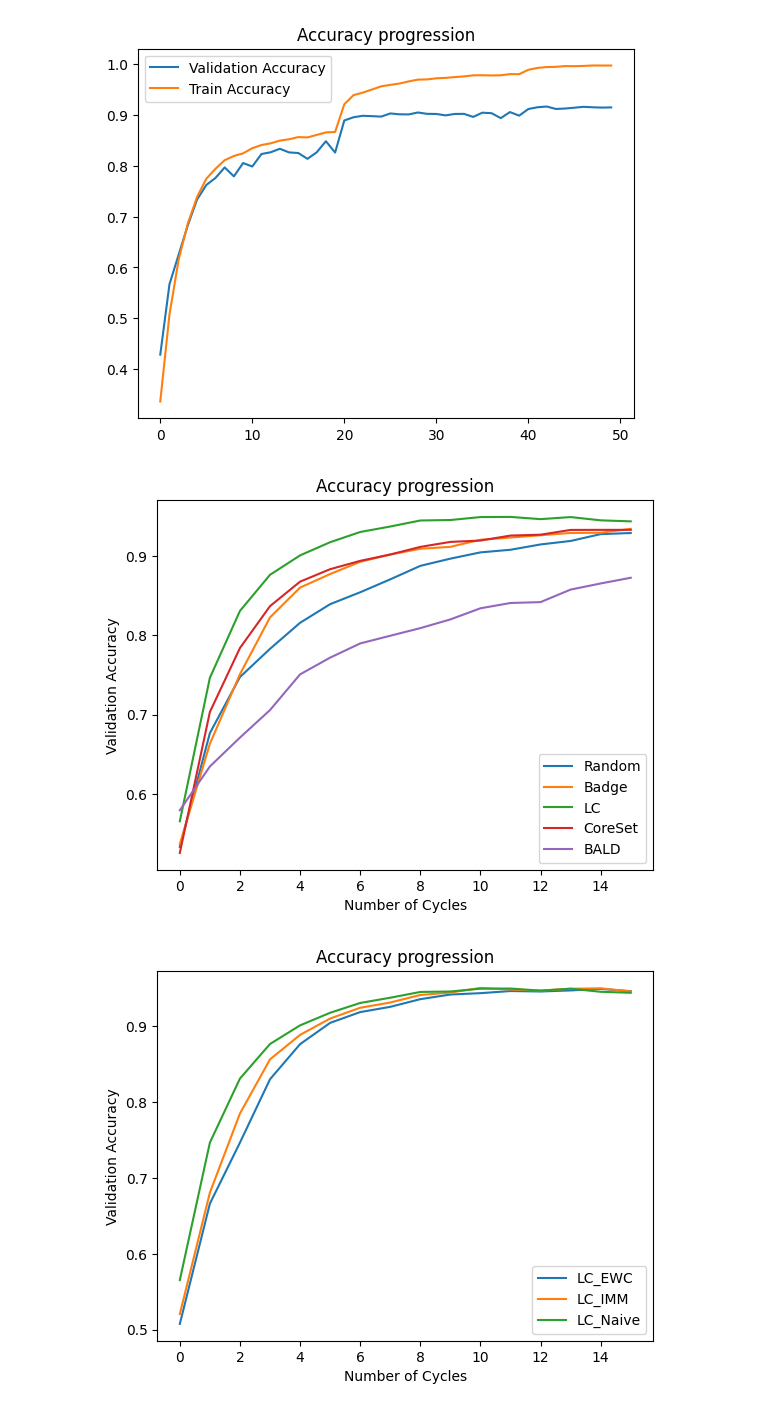
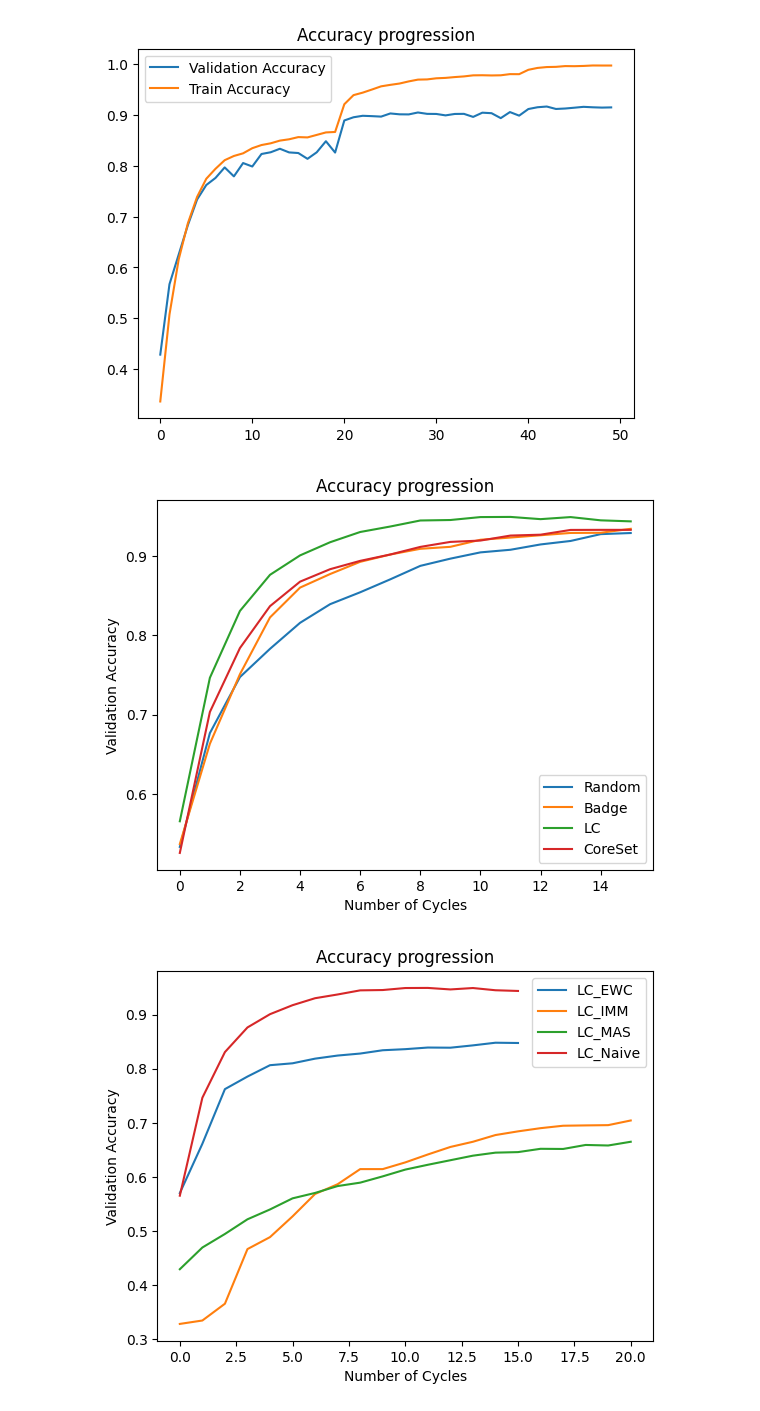
Before and after one commit to FelixMoeller3/calms, a Jupyter notebook: src/evaluation/eval_model_stealing.ipynb, the cells around one changed output. Cells and saved outputs as stored; diff of their text form; code cells hidden in the pictures.

```diff
--- a/src/evaluation/eval_model_stealing.ipynb
+++ b/src/evaluation/eval_model_stealing.ipynb
@@ -307,38 +307,44 @@ Random = [0.5331, 0.6766, 0.7472, 0.7828, 0.8156, 0.8391, 0.8541, 0.8704, 0.8874
 Badge = [0.5367, 0.6631, 0.7508, 0.8224, 0.86, 0.8771, 0.8925, 0.9017, 0.9089, 0.9114, 0.9203, 0.9231, 0.926, 0.9289, 0.9291, 0.9341]
 Lc = [0.5654, 0.7463, 0.8306, 0.8761, 0.9006, 0.9172, 0.9301, 0.937, 0.9446, 0.9452, 0.9489, 0.9491, 0.9463, 0.9489, 0.9448, 0.9435]
 CoreSet = [0.5255, 0.7032, 0.7838, 0.8366, 0.8675, 0.8832, 0.8937, 0.9017, 0.9113, 0.9176, 0.9193, 0.9256, 0.9267, 0.9327, 0.9328, 0.9328]
-Bald = [0.5793, 0.6345, 0.6709, 0.7056, 0.7506, 0.7717, 0.7896, 0.7993, 0.8089, 0.8199, 0.8339, 0.8406, 0.8417, 0.8575, 0.8652, 0.8724]
+#Bald = [0.5793, 0.6345, 0.6709, 0.7056, 0.7506, 0.7717, 0.7896, 0.7993, 0.8089, 0.8199, 0.8339, 0.8406, 0.8417, 0.8575, 0.8652, 0.8724]
 plt.plot(Random,label="Random")
 plt.plot(Badge,label="Badge")
 plt.plot(Lc,label="LC")
 plt.plot(CoreSet,label="CoreSet")
-plt.plot(Bald,label="BALD")
+#plt.plot(Bald,label="BALD")
 plt.legend()
 plt.title("Accuracy progression")
 plt.xlabel("Number of Cycles")
 plt.ylabel("Validation Accuracy")
 plt.show()
 # %% [output]
-[figure, old version]
+[figure, new version]
 # %%
 # Continual active learning results
-Lc_EWC =  [0.5077, 0.666, 0.7463, 0.8297, 0.8759, 0.9039, 0.9181, 0.925, 0.9351, 0.9412, 0.943, 0.9458, 0.9452, 0.9466, 0.9486, 0.9456]
+#Lc_EWC =  [0.5077, 0.666, 0.7463, 0.8297, 0.8759, 0.9039, 0.9181, 0.925, 0.9351, 0.9412, 0.943, 0.9458, 0.9452, 0.9466, 0.9486, 0.9456]
+Lc_EWC = [0.5702, 0.6613, 0.7622, 0.7854, 0.8064, 0.8099, 0.8185, 0.8242, 0.8279, 0.834, 0.836, 0.839, 0.8387, 0.843, 0.8479, 0.8474]
 Random_MAS = [0.604, 0.1, 0.1, 0.1, 0.1, 0.1, 0.1, 0.1, 0.1, 0.1, 0.1, 0.1, 0.1, 0.1, 0.1, 0.1]
 Bald_EWC = [0.5745, 0.6158, 0.6712, 0.7197, 0.7464, 0.7746, 0.79, 0.7989, 0.8088, 0.8163, 0.8273, 0.8406, 0.8423, 0.8532, 0.863, 0.8693]
-Lc_IMM = [0.5207, 0.6805, 0.7846, 0.8559, 0.8881, 0.9096, 0.9238, 0.9307, 0.9406, 0.9438, 0.9499, 0.9478, 0.9464, 0.9488, 0.9494, 0.9452]
+#Lc_IMM = [0.5207, 0.6805, 0.7846, 0.8559, 0.8881, 0.9096, 0.9238, 0.9307, 0.9406, 0.9438, 0.9499, 0.9478, 0.9464, 0.9488, 0.9494, 0.9452]
+Lc_IMM = [0.3286, 0.3349, 0.3659, 0.4668, 0.4889, 0.5272, 0.5686, 0.5866, 0.6145, 0.6145, 0.6269, 0.6415, 0.6554, 0.665, 0.6774, 0.6842, 0.6901, 0.6946, 0.6952, 0.6957, 0.7043]
 Random_IMM = [0.5404, 0.664, 0.7166, 0.7408, 0.783, 0.8174, 0.8444, 0.8637, 0.8833, 0.8926, 0.9012, 0.9048, 0.9133, 0.9195, 0.9241, 0.9255]
 Random_EWC =  [0.6063, 0.7073, 0.7606, 0.7911, 0.8088, 0.8296, 0.8391, 0.8569, 0.8659, 0.875, 0.8833, 0.8931, 0.8963, 0.9055, 0.9089, 0.9097]
 Bald_MAS = [0.5533, 0.1, 0.1, 0.1, 0.1, 0.1, 0.1, 0.1, 0.1, 0.1, 0.1, 0.1, 0.1, 0.1, 0.1, 0.1]
+#Lc_MAS = [0.6152, 0.6583, 0.6731, 0.6912, 0.7108, 0.7231, 0.7337, 0.7471, 0.7556, 0.7633, 0.7713, 0.7772, 0.7813, 0.7886, 0.79, 0.7907]
+Lc_MAS = [0.4296, 0.4697, 0.4947, 0.5218, 0.54, 0.5605, 0.5705, 0.5832, 0.5895, 0.6011, 0.6136, 0.6225, 0.6309, 0.6393, 0.6449, 0.6459, 0.652, 0.6517, 0.6591, 0.6581, 0.665]
+Coreset_EWC = [0.5795, 0.7186, 0.8022, 0.8404, 0.8637, 0.8825, 0.894, 0.9045, 0.91, 0.9158, 0.9208, 0.9266, 0.931, 0.9314, 0.9345, 0.9339]
 plt.plot(Lc_EWC,label="LC_EWC")
 plt.plot(Lc_IMM,label="LC_IMM")
+plt.plot(Lc_MAS,label="LC_MAS")
 plt.plot(Lc,label="LC_Naive")
 #plt.plot(Random_EWC,label="Random_EWC")
 plt.legend()
 plt.title("Accuracy progression")
 plt.xlabel("Number of Cycles")
 plt.ylabel("Validation Accuracy")
 plt.show()
 # %% [output]
-[figure, old version]
+[figure, new version]
 # %%
 epochs_40 = [0.3684, 0.3266, 0.3948, 0.3949, 0.399, 0.3925, 0.4238, 0.4375, 0.4302, 0.4446, 0.4534, 0.4352, 0.4709, 0.4984, 0.5136, 0.5115]
```
Also changed, not shown: parts of 2 cells of this notebook, 2 other files.
